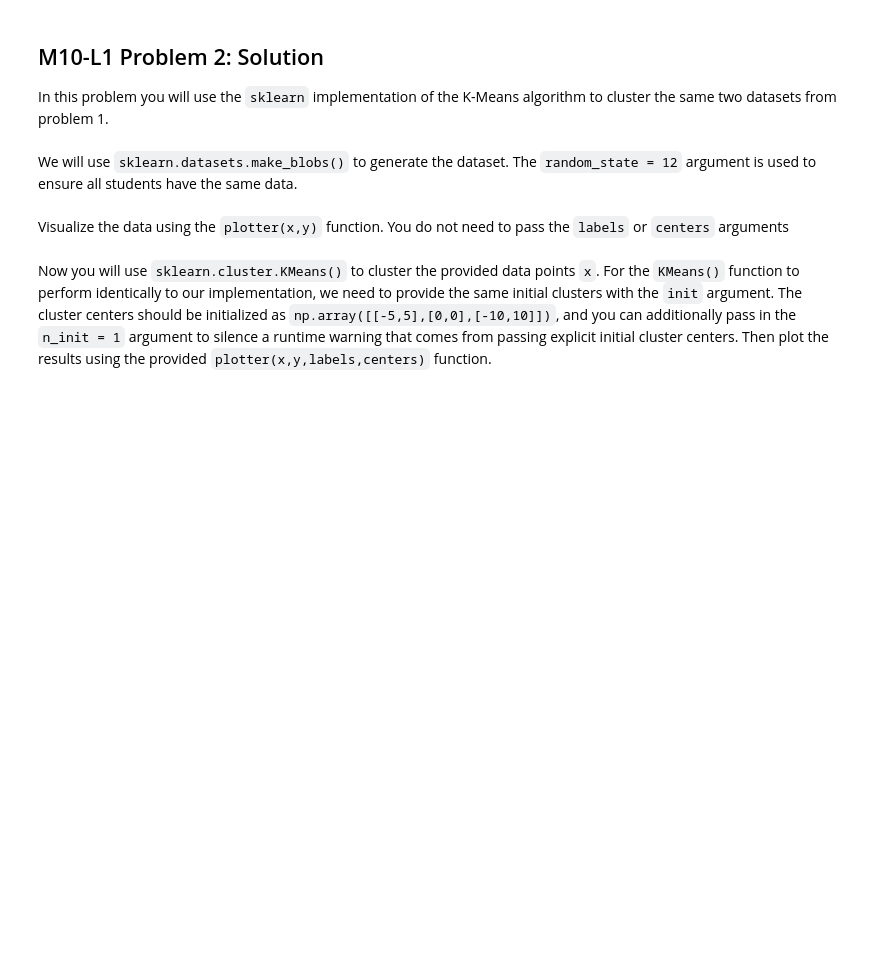
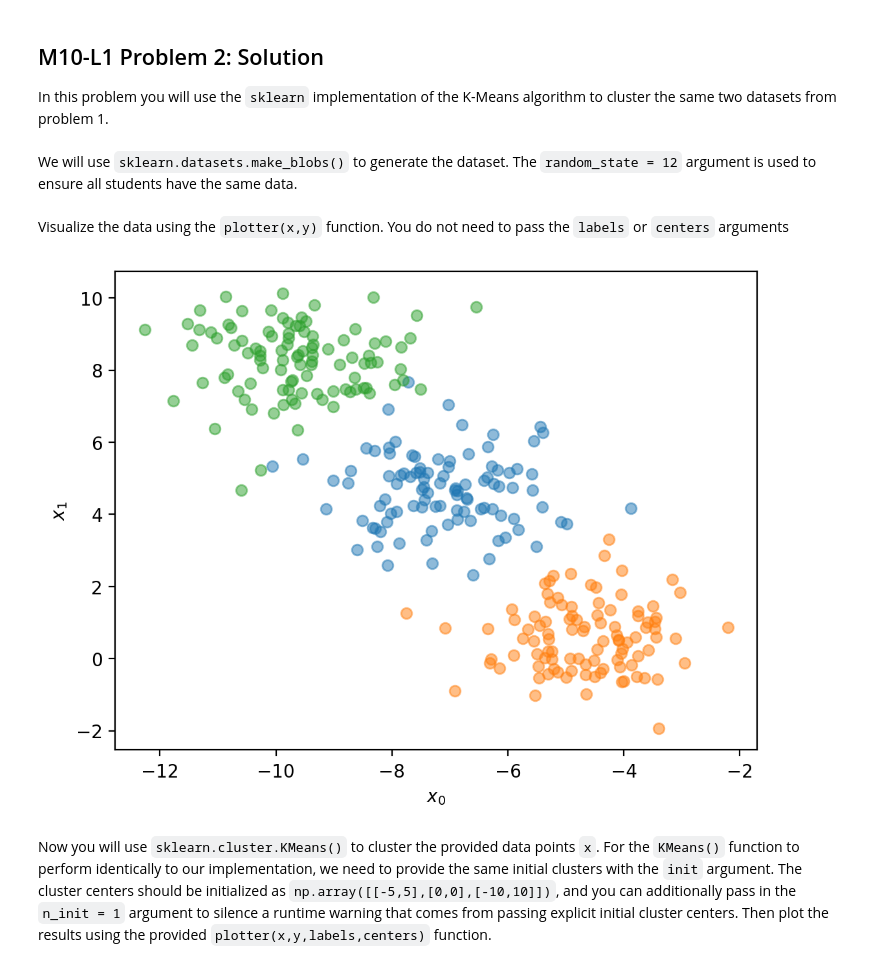
Before and after one commit to zsqu4re/ML-for-engineers, a Jupyter notebook: HW11/M11-L1-P2.ipynb, the cells around one changed output. Cells and saved outputs as stored; diff of their text form; code cells hidden in the pictures; blank space fills up the shorter version.

```diff
--- a/HW11/M11-L1-P2.ipynb
+++ b/HW11/M11-L1-P2.ipynb
@@ -36,5 +36,8 @@ x, y = make_blobs(n_samples = 300, n_features = 2, random_state = 12)
 Visualize the data using the `plotter(x,y)` function. You do not need to pass the `labels` or `centers` arguments
 # %%
 ## YOUR CODE GOES HERE
+plotter(x,y)
+# %% [output]
+[figure, added]
 # %% [markdown]
 Now you will use `sklearn.cluster.KMeans()` to cluster the provided data points `x`. For the `KMeans()` function to perform identically to our implementation, we need to provide the same initial clusters with the `init` argument. The cluster centers should be initialized as `np.array([[-5,5],[0,0],[-10,10]])`, and you can additionally pass in the `n_init = 1` argument to silence a runtime warning that comes from passing explicit initial cluster centers. Then plot the results using the provided `plotter(x,y,labels,centers)` function.
```
Also changed, not shown: parts of 5 cells of this notebook, 15 other files.
